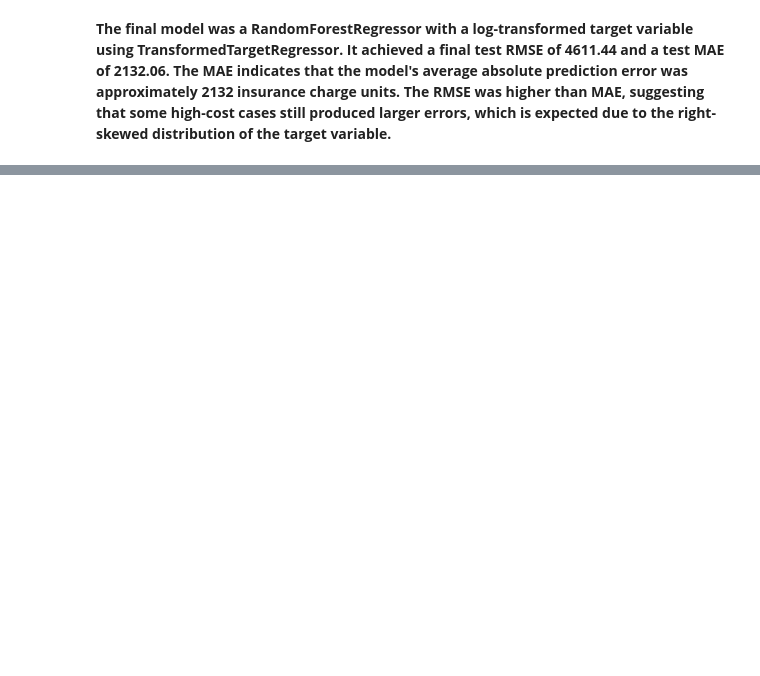
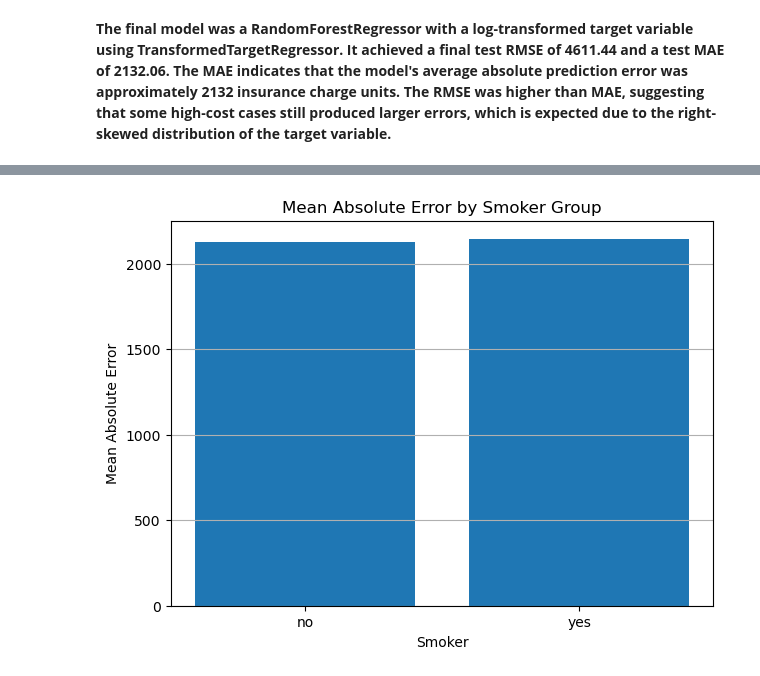
Before and after one commit to adamxszczepanski/SQL-and-ML-Projects, a Jupyter notebook: InsuranceChargesPrediction_ML/InsuranceChargePrediction_ML.ipynb, the cells around one changed output, grey strips where cells are left out. Drawn from its saved outputs; the diff is of its cells as text; code cells hidden in the pictures; blank space fills up the shorter version.

```diff
--- a/InsuranceChargesPrediction_ML/InsuranceChargePrediction_ML.ipynb
+++ b/InsuranceChargesPrediction_ML/InsuranceChargePrediction_ML.ipynb
@@ -1300,0 +1529,19 @@ print(f"Model saved to: {model_path.resolve()}")
+# %%
+plt.figure(figsize=(7, 5))
+
+smoker_mae = (
+    error_analysis_df
+    .groupby("smoker")["absolute_error"]
+    .mean()
+    .sort_values()
+)
+
+plt.bar(smoker_mae.index, smoker_mae.values)
+
+plt.xlabel("Smoker")
+plt.ylabel("Mean Absolute Error")
+plt.title("Mean Absolute Error by Smoker Group")
+plt.grid(axis="y")
+plt.show()
+# %% [output]
+[figure, added]
```
Also changed, not shown: parts of 26 cells of this notebook.
